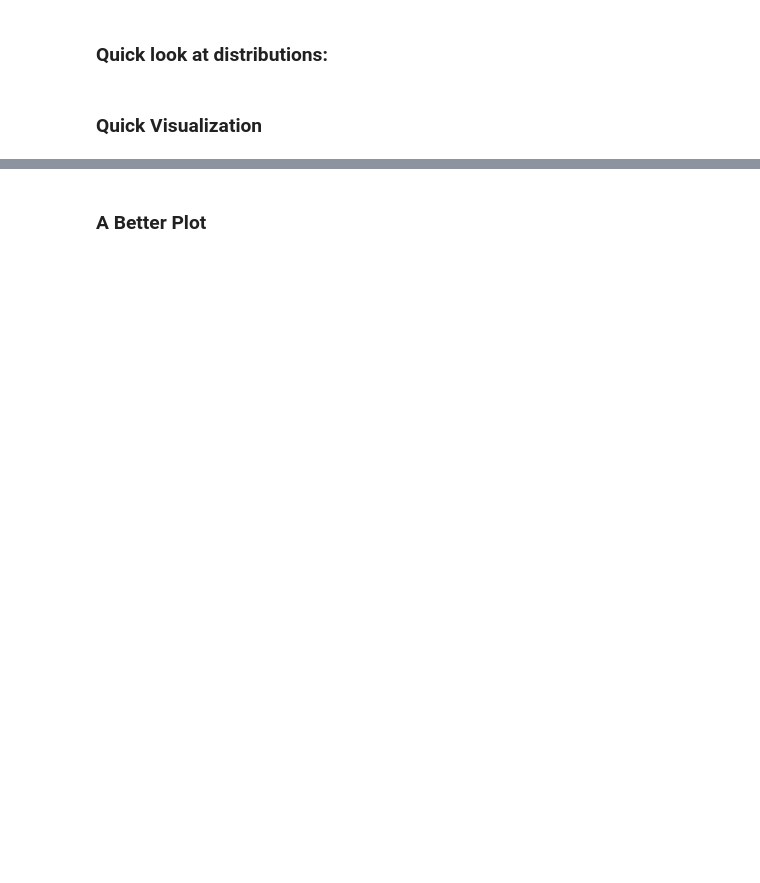
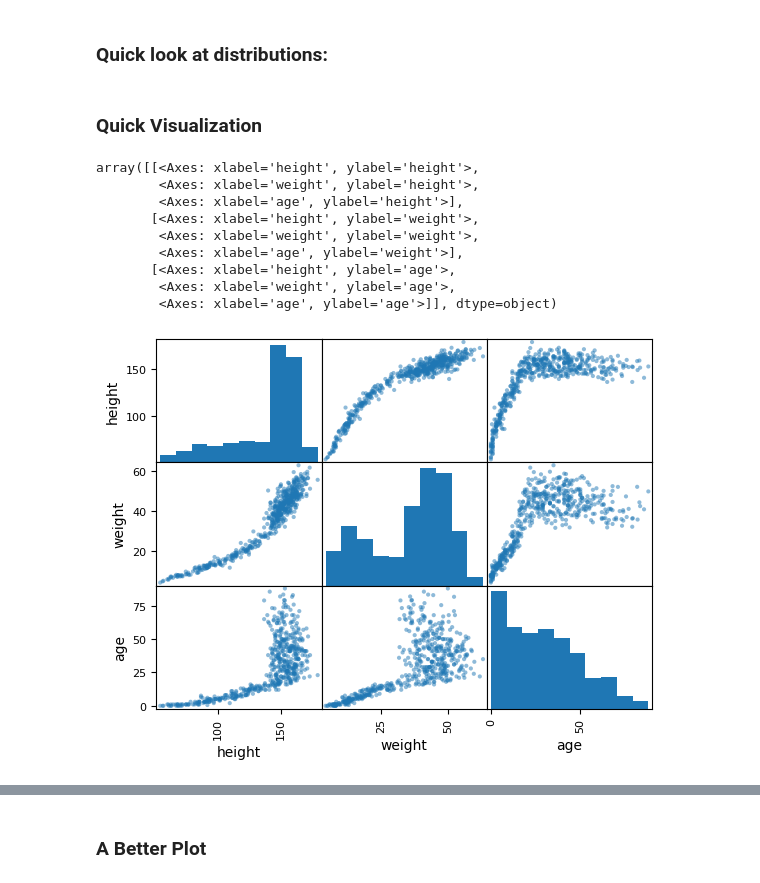
Before and after one commit to bjdawson23/applied-ml-branton, a Jupyter notebook: notebooks/example02/lab2_starter.ipynb, the cells around one changed output, grey strips where cells are left out. Drawn from its saved outputs; the diff is of its cells as text; code cells hidden in the pictures; blank space fills up the shorter version.

```diff
--- a/notebooks/example02/lab2_starter.ipynb
+++ b/notebooks/example02/lab2_starter.ipynb
@@ -21,0 +34,4 @@ howell_full: pd.DataFrame = pd.read_csv(data_path)
+# %%
+# Display first 10 rows.
+howell_full = pd.read_csv("Howell.csv", sep=";")
+print(howell_full.head(n=10))
@@ -23,3 +86,19 @@ howell_full: pd.DataFrame = pd.read_csv(data_path)
 ### Quick look at distributions:
 # %% [markdown]
 ### Quick Visualization
+# %%
+from pandas.plotting import scatter_matrix
+
+attributes = ['height', 'weight', 'age']
+scatter_matrix(howell_full[attributes])
+# %% [output]
+array([[<Axes: xlabel='height', ylabel='height'>,
+        <Axes: xlabel='weight', ylabel='height'>,
+        <Axes: xlabel='age', ylabel='height'>],
+       [<Axes: xlabel='height', ylabel='weight'>,
+        <Axes: xlabel='weight', ylabel='weight'>,
+        <Axes: xlabel='age', ylabel='weight'>],
+       [<Axes: xlabel='height', ylabel='age'>,
+        <Axes: xlabel='weight', ylabel='age'>,
+        <Axes: xlabel='age', ylabel='age'>]], dtype=object)
+[figure, added]
```
Also changed, not shown: parts of 21 cells of this notebook, 4 other files.
